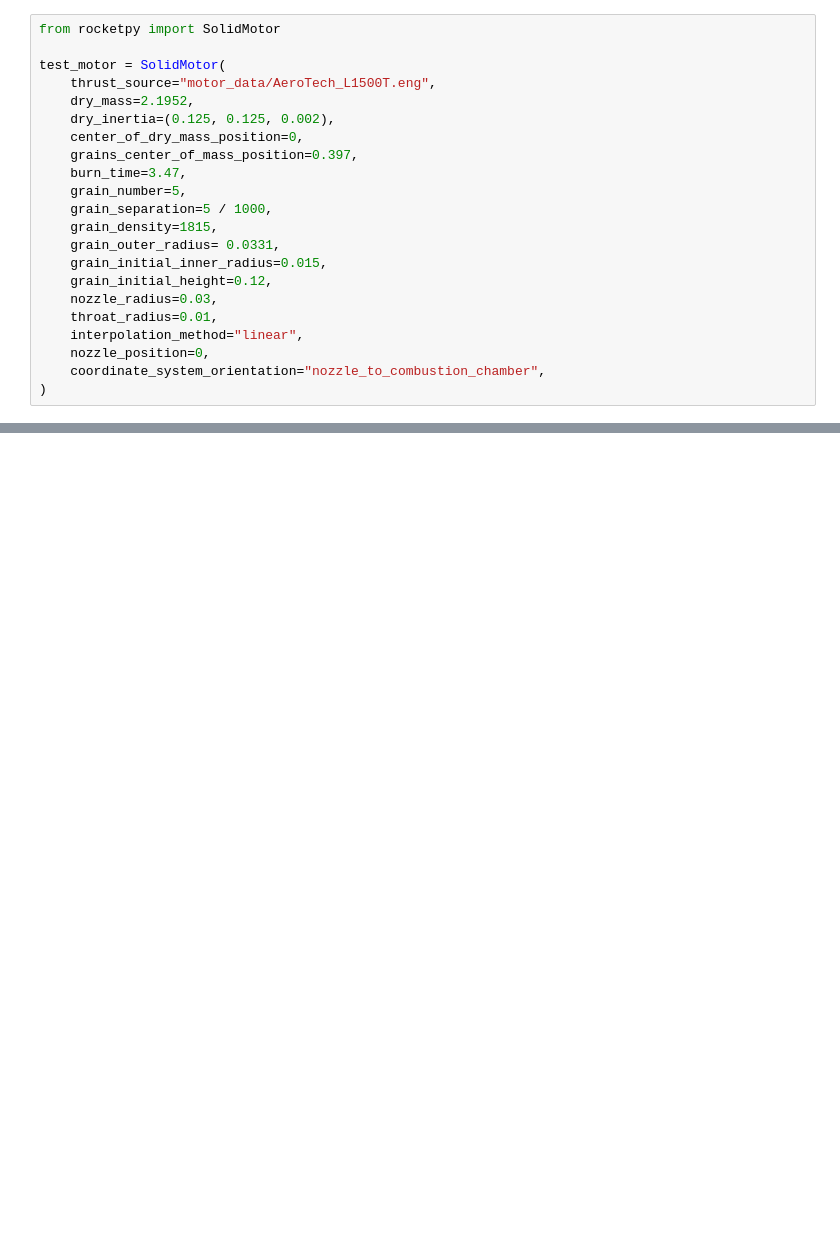
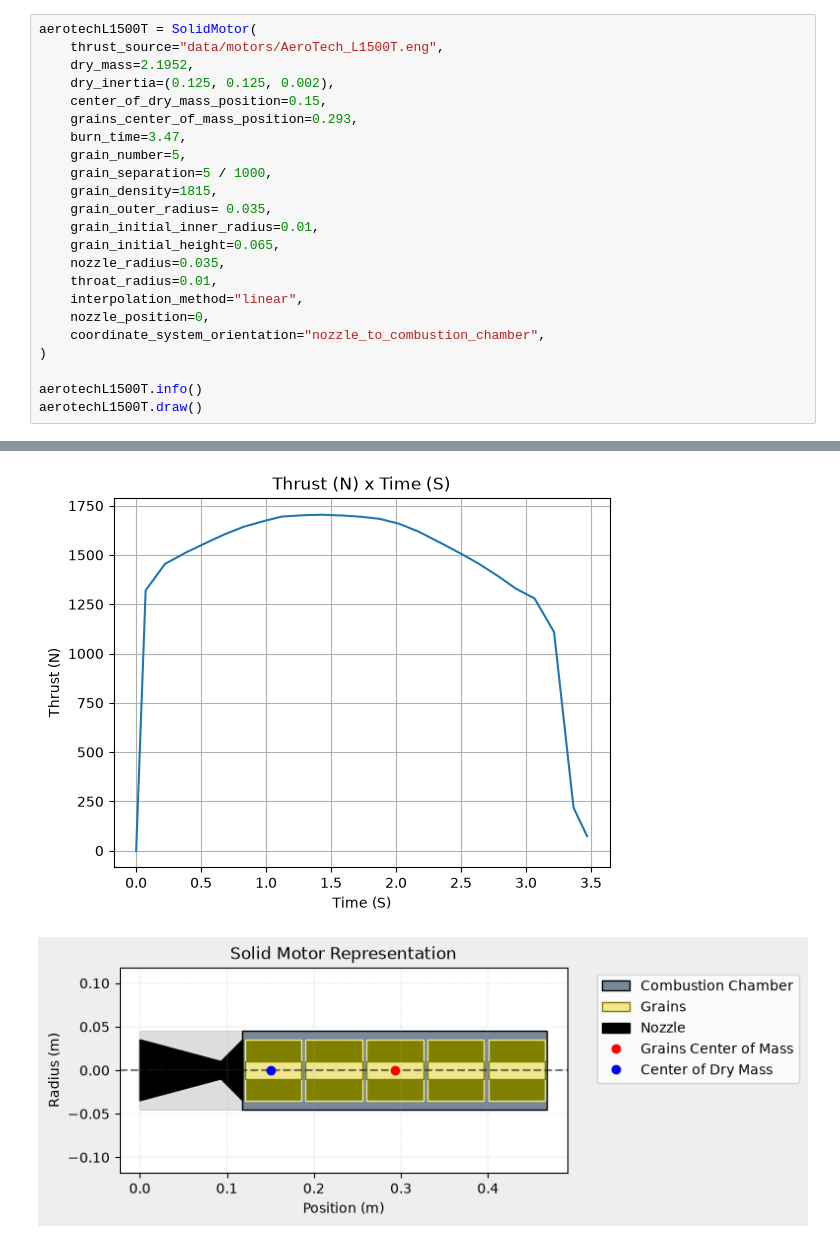
Before and after one commit to 0rfanidis/dast-rocketsim, a Jupyter notebook: sample.ipynb, the cells around one changed output, grey strips where cells are left out. Cells and saved outputs as stored; diff of their text form; blank space fills up the shorter version.

```diff
--- a/sample.ipynb
+++ b/sample.ipynb
@@ -38,22 +62,24 @@ Atmospheric Model Plots
 # %%
-from rocketpy import SolidMotor
-
-test_motor = SolidMotor(
-    thrust_source="motor_data/AeroTech_L1500T.eng",
+aerotechL1500T = SolidMotor(
+    thrust_source="data/motors/AeroTech_L1500T.eng",
     dry_mass=2.1952,
     dry_inertia=(0.125, 0.125, 0.002),
-    center_of_dry_mass_position=0,
-    grains_center_of_mass_position=0.397,
+    center_of_dry_mass_position=0.15,
+    grains_center_of_mass_position=0.293,
     burn_time=3.47,
     grain_number=5,
     grain_separation=5 / 1000,
     grain_density=1815,
-    grain_outer_radius= 0.0331,
-    grain_initial_inner_radius=0.015,
-    grain_initial_height=0.12,
-    nozzle_radius=0.03,
+    grain_outer_radius= 0.035,
+    grain_initial_inner_radius=0.01,
+    grain_initial_height=0.065,
+    nozzle_radius=0.035,
     throat_radius=0.01,
     interpolation_method="linear",
     nozzle_position=0,
     coordinate_system_orientation="nozzle_to_combustion_chamber",
 )
+
+aerotechL1500T.info()
+aerotechL1500T.draw()
+# %% [output]
@@ -59,0 +103,2 @@ test_motor = SolidMotor(
+[figure, added]
+[figure, added]
```
Also changed, not shown: parts of 15 cells of this notebook.
